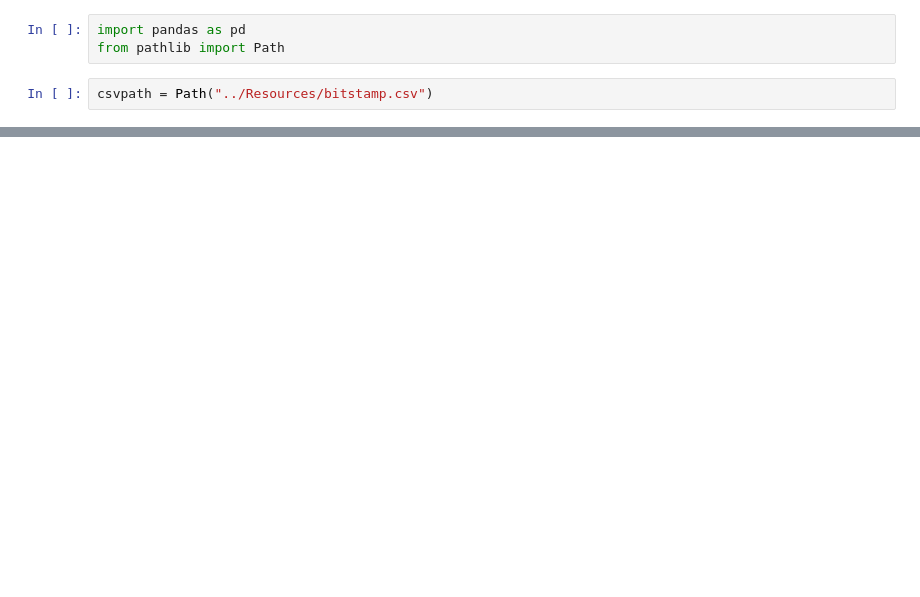
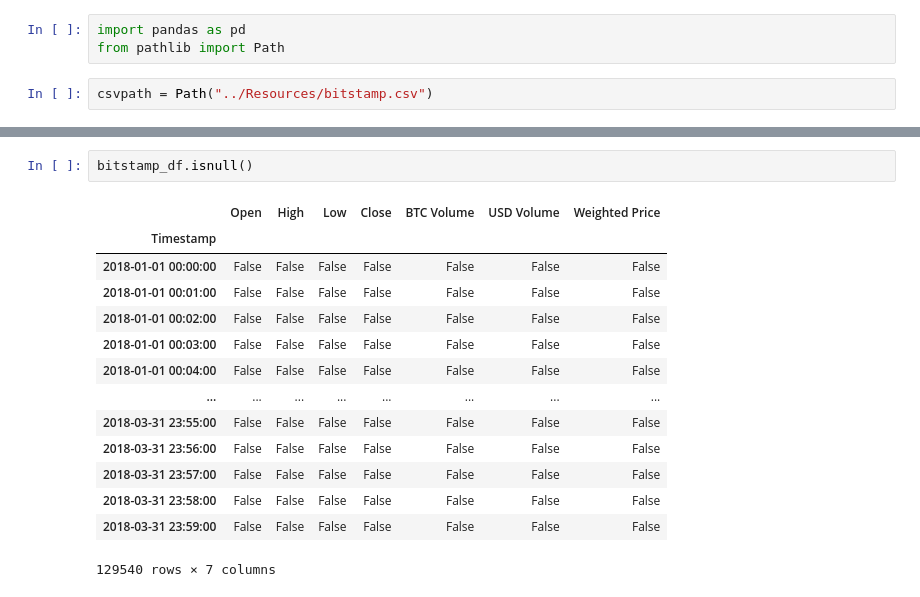
Before and after one commit to tawabo/module3, a Jupyter notebook: Starter_Code 4/Resources/Bitstamp.ipynb, the cells around one changed output, grey strips where cells are left out. Drawn from its saved outputs; the diff is of its cells as text; blank space fills up the shorter version.

```diff
--- a/Starter_Code 4/Resources/Bitstamp.ipynb
+++ b/Starter_Code 4/Resources/Bitstamp.ipynb
@@ -25,0 +28,17 @@ bitstamp_df.tail()
+# %%
+bitstamp_df.isnull()
+# %% [output]
+|  | Open | High | Low | Close | BTC Volume | USD Volume | Weighted Price |
+| Timestamp |  |  |  |  |  |  |  |
+| 2018-01-01 00:00:00 | False | False | False | False | False | False | False |
+| 2018-01-01 00:01:00 | False | False | False | False | False | False | False |
+| 2018-01-01 00:02:00 | False | False | False | False | False | False | False |
+| 2018-01-01 00:03:00 | False | False | False | False | False | False | False |
+| 2018-01-01 00:04:00 | False | False | False | False | False | False | False |
+| ... | ... | ... | ... | ... | ... | ... | ... |
+| 2018-03-31 23:55:00 | False | False | False | False | False | False | False |
+| 2018-03-31 23:56:00 | False | False | False | False | False | False | False |
+| 2018-03-31 23:57:00 | False | False | False | False | False | False | False |
+| 2018-03-31 23:58:00 | False | False | False | False | False | False | False |
+| 2018-03-31 23:59:00 | False | False | False | False | False | False | False |
+129540 rows × 7 columns
```
Also changed, not shown: parts of 16 cells of this notebook, 1 other file.
